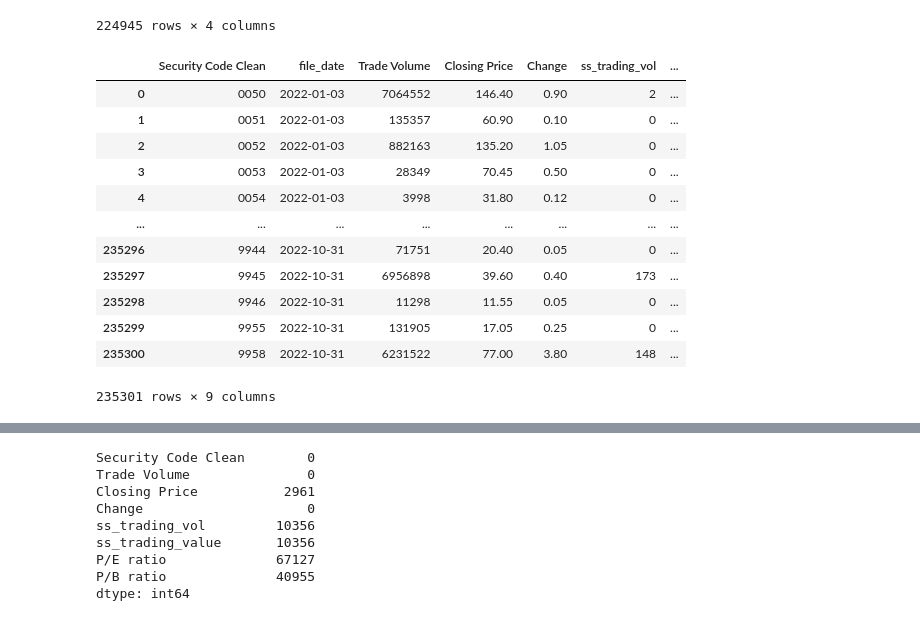
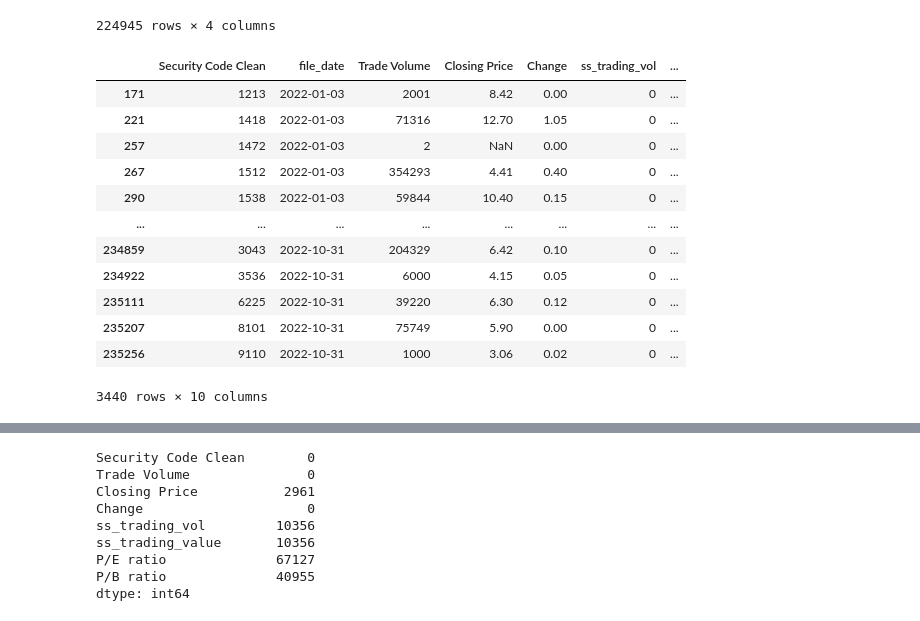
Before and after one commit to calebmcook/udacity-aws-machine-learning-nanodegree-capstone, a Jupyter notebook: 01-Data Import and Transformation.ipynb, the cells around one changed output, grey strips where cells are left out. Saved outputs shown, nothing was run; the diff lists cells and outputs as text; code cells hidden in the pictures.

```diff
--- a/01-EDA.ipynb
+++ b/01-Data Import and Transformation.ipynb
@@ -107,24 +100,25 @@ all1 = pd.merge(left=sq, right=ss, how='left', on=['Security Code Clean', 'file_
 all2 = pd.merge(left=all1, right=rat, how='left', on=['Security Code Clean', 'file_date'], suffixes=('_sq_ss', '_rat'))
 # %%
 all = pd.merge(left=all2, right=wl, how='left', on=['Security Code Clean', 'file_date'], suffixes=('_sq_ss_rat', '_wl'))
-# %%
-all
-# %% [output]
-|  | Security Code Clean | file_date | Trade Volume | Closing Price | Change | ss_trading_vol | ... |
-| 0 | 0050 | 2022-01-03 | 7064552 | 146.40 | 0.90 | 2 | ... |
-| 1 | 0051 | 2022-01-03 | 135357 | 60.90 | 0.10 | 0 | ... |
-| 2 | 0052 | 2022-01-03 | 882163 | 135.20 | 1.05 | 0 | ... |
-| 3 | 0053 | 2022-01-03 | 28349 | 70.45 | 0.50 | 0 | ... |
-| 4 | 0054 | 2022-01-03 | 3998 | 31.80 | 0.12 | 0 | ... |
-| ... | ... | ... | ... | ... | ... | ... | ... |
-| 235296 | 9944 | 2022-10-31 | 71751 | 20.40 | 0.05 | 0 | ... |
-| 235297 | 9945 | 2022-10-31 | 6956898 | 39.60 | 0.40 | 173 | ... |
-| 235298 | 9946 | 2022-10-31 | 11298 | 11.55 | 0.05 | 0 | ... |
-| 235299 | 9955 | 2022-10-31 | 131905 | 17.05 | 0.25 | 0 | ... |
-| 235300 | 9958 | 2022-10-31 | 6231522 | 77.00 | 3.80 | 148 | ... |
-235301 rows × 9 columns
 # %%
 all.set_index('file_date', inplace=True)
+# %%
+#showing watchlist rows
+all[all['on_watchlist']==1]
+# %% [output]
+|  | Security Code Clean | file_date | Trade Volume | Closing Price | Change | ss_trading_vol | ... |
+| 171 | 1213 | 2022-01-03 | 2001 | 8.42 | 0.00 | 0 | ... |
+| 221 | 1418 | 2022-01-03 | 71316 | 12.70 | 1.05 | 0 | ... |
+| 257 | 1472 | 2022-01-03 | 2 | NaN | 0.00 | 0 | ... |
+| 267 | 1512 | 2022-01-03 | 354293 | 4.41 | 0.40 | 0 | ... |
+| 290 | 1538 | 2022-01-03 | 59844 | 10.40 | 0.15 | 0 | ... |
+| ... | ... | ... | ... | ... | ... | ... | ... |
+| 234859 | 3043 | 2022-10-31 | 204329 | 6.42 | 0.10 | 0 | ... |
+| 234922 | 3536 | 2022-10-31 | 6000 | 4.15 | 0.05 | 0 | ... |
+| 235111 | 6225 | 2022-10-31 | 39220 | 6.30 | 0.12 | 0 | ... |
+| 235207 | 8101 | 2022-10-31 | 75749 | 5.90 | 0.00 | 0 | ... |
+| 235256 | 9110 | 2022-10-31 | 1000 | 3.06 | 0.02 | 0 | ... |
+3440 rows × 10 columns
 # %%
 all
 # %% [output]
```
Also changed, not shown: parts of 24 cells of this notebook, 5 other files.
